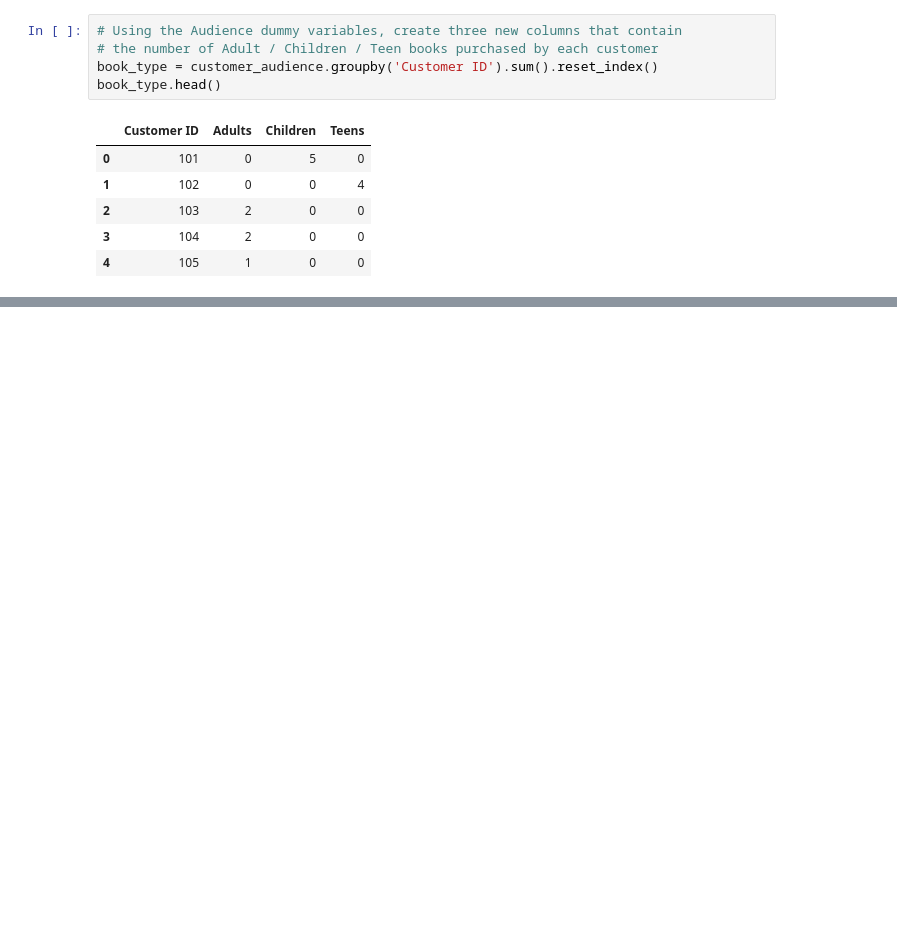
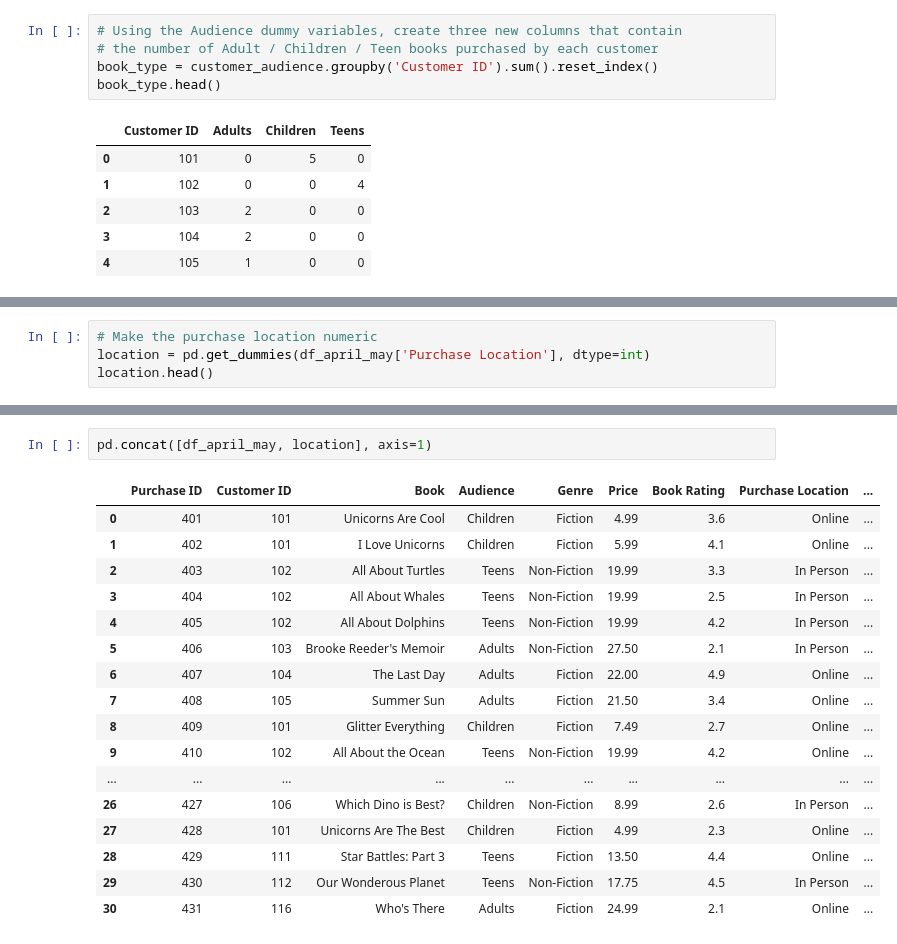
Before and after one commit to sairaawahid/Data-Science-in-Python-Data-Prep-and-EDA, a Jupyter notebook: 5. Preparing for Modeling/Preparing_for_modeling_assignment.ipynb, the cells around one changed output, grey strips where cells are left out. Cells and saved outputs as stored; diff of their text form; blank space fills up the shorter version.

```diff
--- a/5. Preparing for Modeling/Preparing_for_modeling_assignment.ipynb
+++ b/5. Preparing for Modeling/Preparing_for_modeling_assignment.ipynb
@@ -265,0 +293,4 @@ Brooke
+# %%
+# Make the purchase location numeric
+location = pd.get_dummies(df_april_may['Purchase Location'], dtype=int)
+location.head()
@@ -266 +304,21 @@ Brooke
+# %%
+pd.concat([df_april_may, location], axis=1)
+# %% [output]
+|  | Purchase ID | Customer ID | Book | Audience | Genre | Price | Book Rating | Purchase Location | ... |
+| 0 | 401 | 101 | Unicorns Are Cool | Children | Fiction | 4.99 | 3.6 | Online | ... |
+| 1 | 402 | 101 | I Love Unicorns | Children | Fiction | 5.99 | 4.1 | Online | ... |
+| 2 | 403 | 102 | All About Turtles | Teens | Non-Fiction | 19.99 | 3.3 | In Person | ... |
+| 3 | 404 | 102 | All About Whales | Teens | Non-Fiction | 19.99 | 2.5 | In Person | ... |
+| 4 | 405 | 102 | All About Dolphins | Teens | Non-Fiction | 19.99 | 4.2 | In Person | ... |
+| 5 | 406 | 103 | Brooke Reeder's Memoir | Adults | Non-Fiction | 27.50 | 2.1 | In Person | ... |
+| 6 | 407 | 104 | The Last Day | Adults | Fiction | 22.00 | 4.9 | Online | ... |
+| 7 | 408 | 105 | Summer Sun | Adults | Fiction | 21.50 | 3.4 | Online | ... |
+| 8 | 409 | 101 | Glitter Everything | Children | Fiction | 7.49 | 2.7 | Online | ... |
+| 9 | 410 | 102 | All About the Ocean | Teens | Non-Fiction | 19.99 | 4.2 | Online | ... |
+| ... | ... | ... | ... | ... | ... | ... | ... | ... | ... |
+| 26 | 427 | 106 | Which Dino is Best? | Children | Non-Fiction | 8.99 | 2.6 | In Person | ... |
+| 27 | 428 | 101 | Unicorns Are The Best | Children | Fiction | 4.99 | 2.3 | Online | ... |
+| 28 | 429 | 111 | Star Battles: Part 3 | Teens | Fiction | 13.50 | 4.4 | Online | ... |
+| 29 | 430 | 112 | Our Wonderous Planet | Teens | Non-Fiction | 17.75 | 4.5 | In Person | ... |
+| 30 | 431 | 116 | Who's There | Adults | Fiction | 24.99 | 2.1 | Online | ... |
 # %%
```
Also changed, not shown: parts of 23 cells of this notebook.
